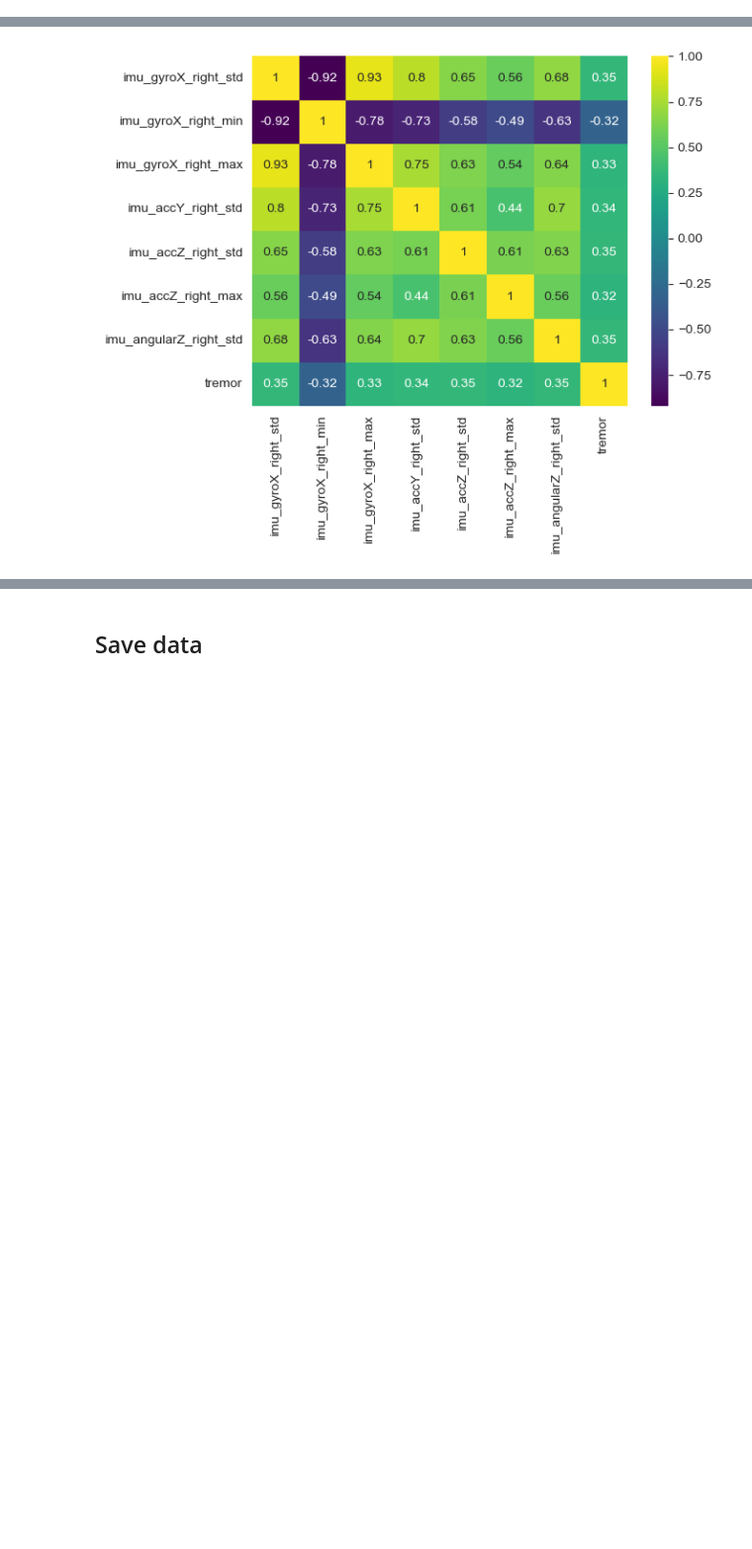
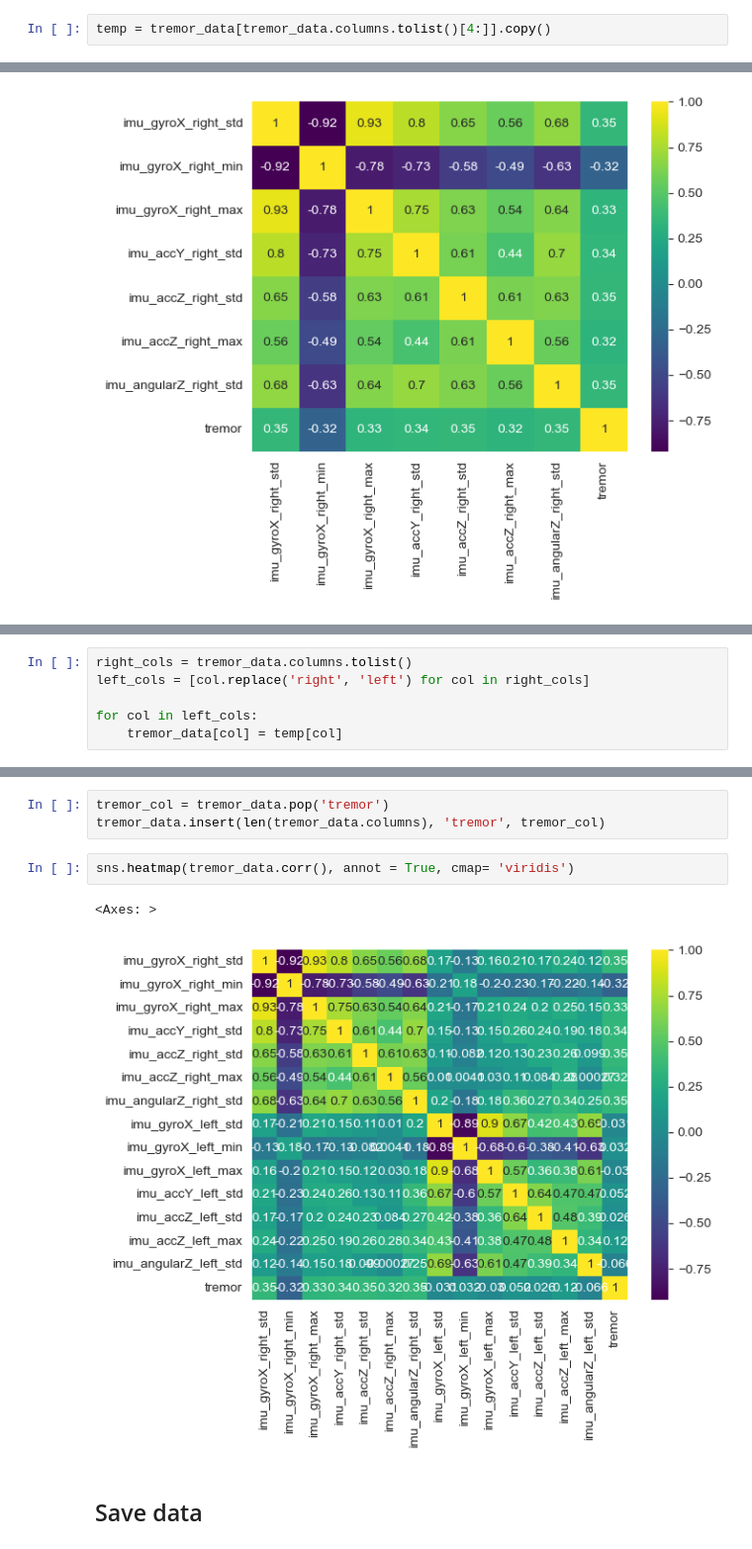
Before and after one commit to jose-2001/AIForIMUParkinsonData, a Jupyter notebook: notebooks/data_preparation/s4-features-tremor-preprocessing.ipynb, the cells around one changed output, grey strips where cells are left out. Shown at 99% size. Drawn from its saved outputs; the diff is of its cells as text; blank space fills up the shorter version.

Commit message:
feat (tremor-preprocessing): Implemented mirroring of features to balance right and left limb

```diff
--- a/notebooks/data_preparation/s4-features-tremor-preprocessing.ipynb
+++ b/notebooks/data_preparation/s4-features-tremor-preprocessing.ipynb
@@ -128,6 +128,8 @@ tremor_data.drop(columns=dropable_columns)
 16547 rows × 366 columns
 # %% [markdown]
 ## Feature Selection
+# %%
+temp = tremor_data[tremor_data.columns.tolist()[4:]].copy()
 # %%
 correlation = tremor_data[tremor_data.columns.tolist()[4:]].corr().abs()['tremor']
 # %%
@@ -207,0 +214,6 @@ sns.heatmap(tremor_data.corr(), annot = True, cmap= 'viridis')
+# %%
+right_cols = tremor_data.columns.tolist()
+left_cols = [col.replace('right', 'left') for col in right_cols]
+
+for col in left_cols:
+    tremor_data[col] = temp[col]
@@ -208,3 +229,11 @@ sns.heatmap(tremor_data.corr(), annot = True, cmap= 'viridis')
+# %%
+tremor_col = tremor_data.pop('tremor')
+tremor_data.insert(len(tremor_data.columns), 'tremor', tremor_col)
+# %%
+sns.heatmap(tremor_data.corr(), annot = True, cmap= 'viridis')
+# %% [output]
+<Axes: >
+[figure, added]
 # %% [markdown]
 ## Save data
 # %%
```
Also changed, not shown: parts of 3 cells of this notebook.
